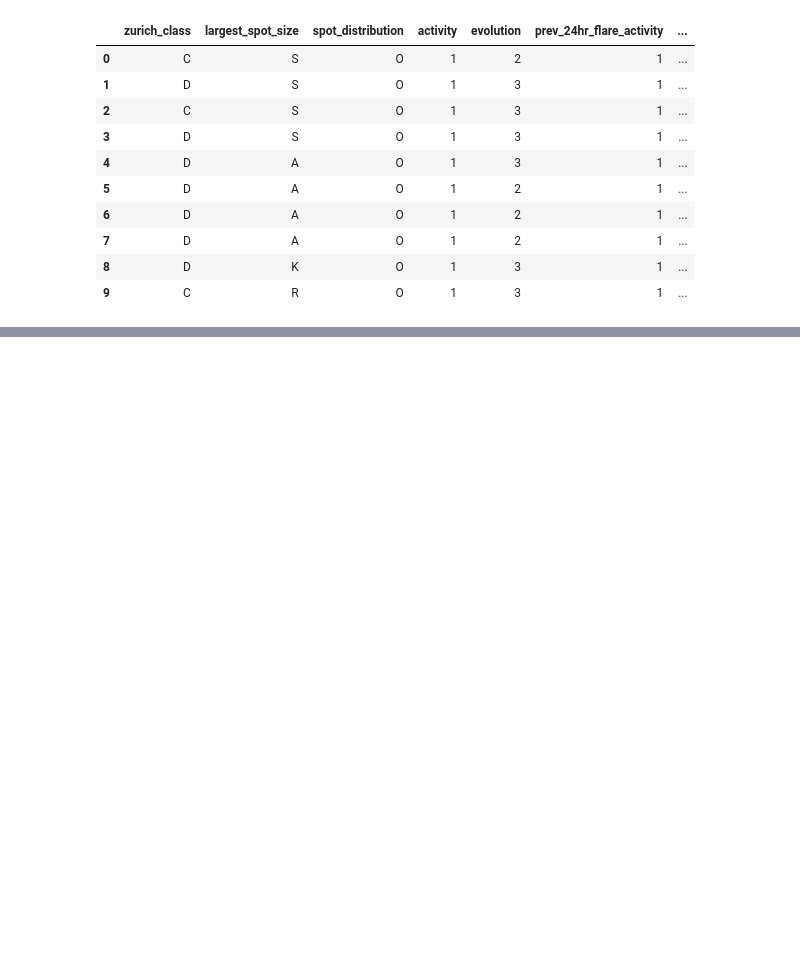
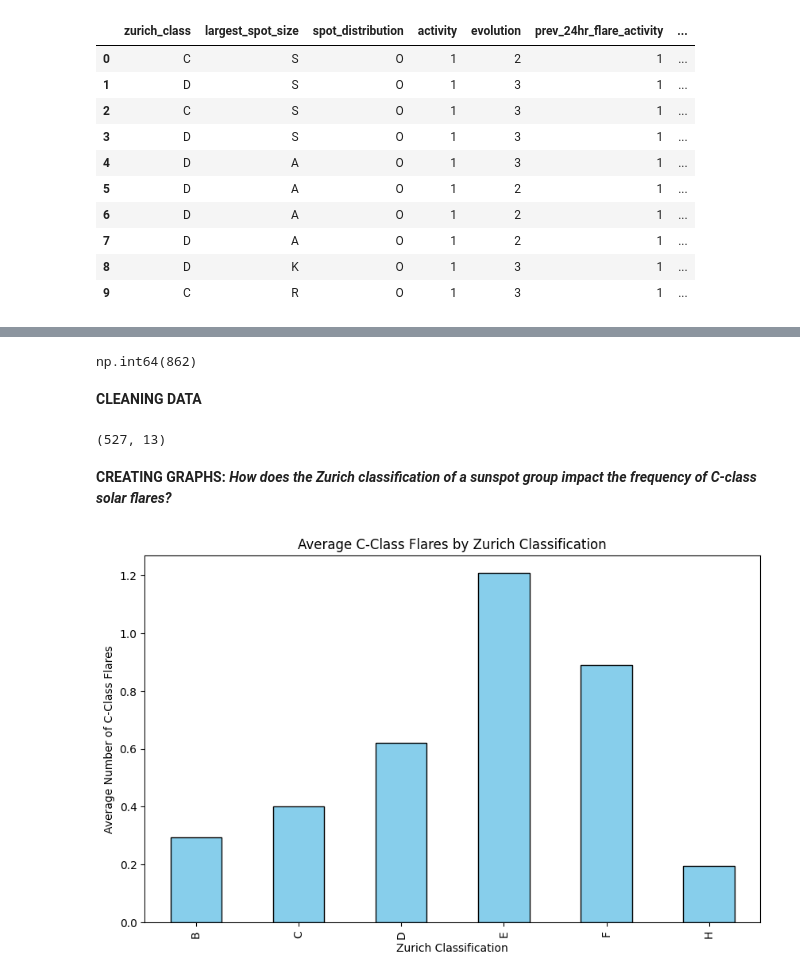
Before and after one commit to Anisa-Tanjim/Solar-Flares, a Jupyter notebook: Solar_Flares_RESEARCH_[ANISA_TANJIM].ipynb, the cells around one changed output, grey strips where cells are left out. Cells and saved outputs as stored; diff of their text form; code cells hidden in the pictures; blank space fills up the shorter version.

Commit message:
> Identified issues, outliers, and null values in the CSV/dataset > Cleaning dataset --> Removing duplicates > Creating a matplotlib graph

```diff
--- a/Solar_Flares_RESEARCH_[ANISA_TANJIM].ipynb
+++ b/Solar_Flares_RESEARCH_[ANISA_TANJIM].ipynb
@@ -27,0 +78,34 @@ Hello from my first GitHub commit!
+# %%
+df.duplicated().sum() #Known issues: duplicates
+# %% [output]
+np.int64(862)
+# %% [markdown]
+**CLEANING DATA**
+# %%
+df_cleaned = df.drop_duplicates() #Kept the 13 columns, and dropped duplicates
+print(df_cleaned.shape)
+# %% [output]
+(527, 13)
+# %% [markdown]
+**CREATING GRAPHS:** ***How does the Zurich classification of a sunspot group impact the frequency of C-class solar flares?***
+# %%
+
+#Imports
+import matplotlib.pyplot as plt
+
+#setting the figure size
+plt.figure(figsize=(10, 6))
+
+#Grouping, finding the mean, and plotting
+df_cleaned.groupby('zurich_class')['c_class_flares'].mean().plot(kind='bar', color='skyblue', edgecolor='black')
+
+#Adding overall labels for x-axis, y-axis, and title
+plt.title('Average C-Class Flares by Zurich Classification')
+plt.xlabel('Zurich Classification')
+plt.ylabel('Average Number of C-Class Flares')
+
+
+
+plt.show()
+# %% [output]
+[figure, added]
```
Also changed, not shown: parts of 5 cells of this notebook.
